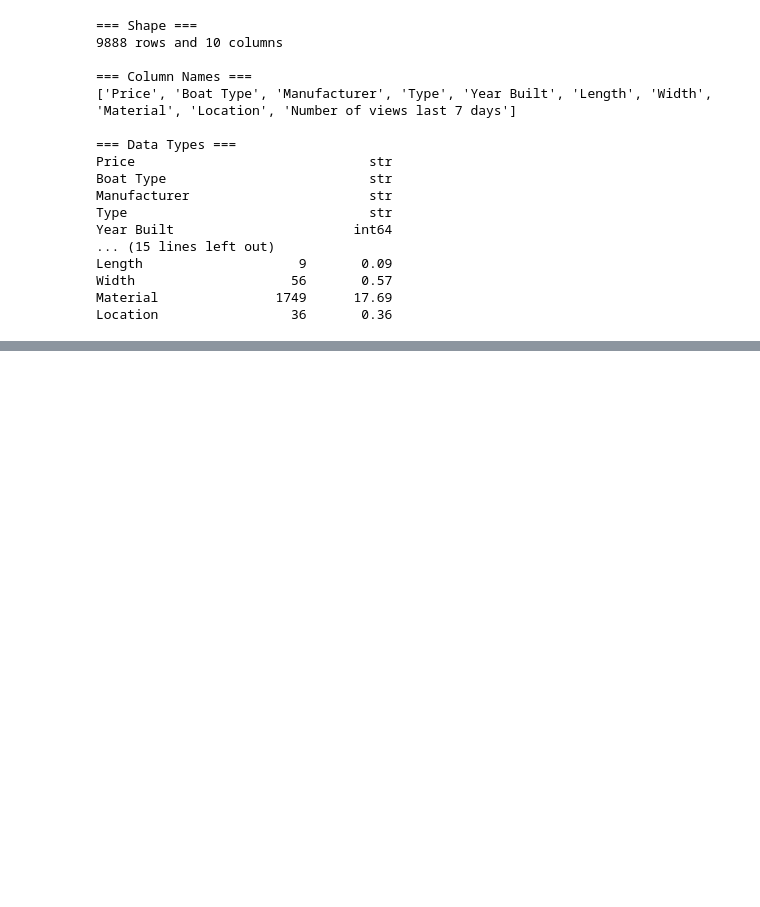
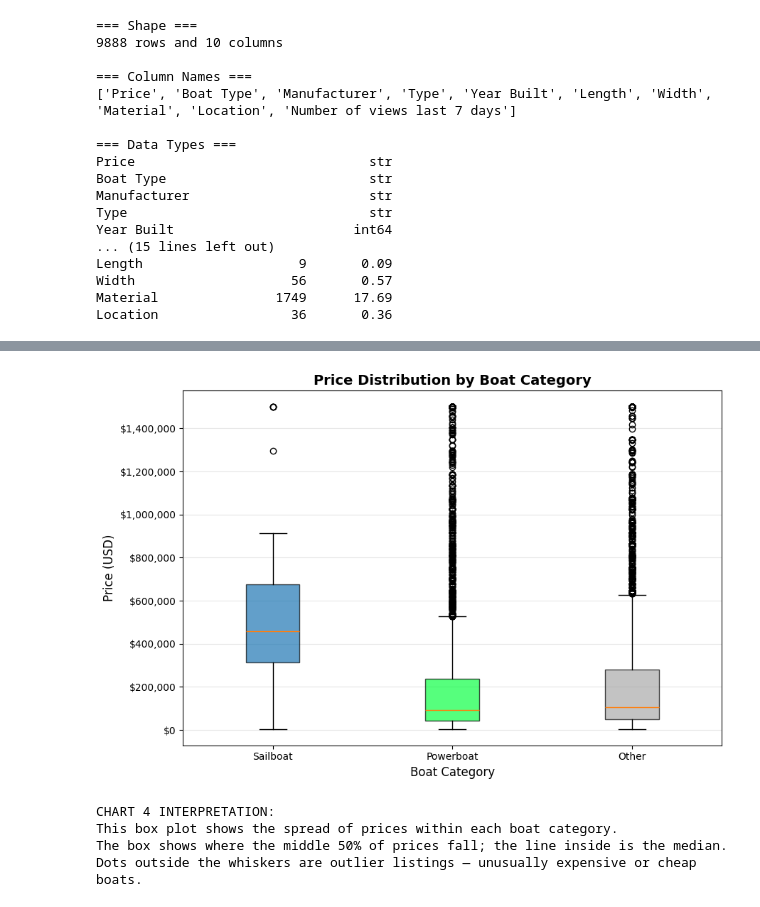
Before and after one commit to aorko321/Boats-Yachts-_scan_, a Jupyter notebook: Boats&Yachts.ipynb, the cells around one changed output, grey strips where cells are left out. Drawn from its saved outputs; the diff is of its cells as text; code cells hidden in the pictures; blank space fills up the shorter version.

```diff
--- a/Boats&Yachts.ipynb
+++ b/Boats&Yachts.ipynb
@@ -158,24 +362,30 @@ print('The red median line gives a quick reference for what a typical listing ag
 # %%
 # --- Chart 4: Price Distribution by Boat Category (Box Plot) ---
 fig, ax = plt.subplots(figsize=(9, 6))
 categories = ['Sailboat', 'Powerboat', 'Other']
 data_to_plot = [df_clean[df_clean['Boat Category'] == cat]['Price_USD'].clip(upper=1_500_000).dropna().values
                 for cat in categories]
 bp = ax.boxplot(data_to_plot, labels=categories, patch_artist=True, notch=False)
-box_colors = ['#1f77b4', '#ff7f0e', '#aaaaaa']
+box_colors = ['#1f77b4', "#0eff46", '#aaaaaa']
 for patch, color in zip(bp['boxes'], box_colors):
     patch.set_facecolor(color)
     patch.set_alpha(0.7)
 ax.set_title('Price Distribution by Boat Category', fontsize=14, fontweight='bold')
 ax.set_xlabel('Boat Category', fontsize=12)
 ax.set_ylabel('Price (USD)', fontsize=12)
 ax.yaxis.set_major_formatter(plt.FuncFormatter(lambda x, _: f'${x:,.0f}'))
 ax.grid(axis='y', alpha=0.3)
 plt.tight_layout()
 plt.savefig('chart4_price_boxplot.png', dpi=150)
 plt.show()
 print('CHART 4 INTERPRETATION:')
 print('This box plot shows the spread of prices within each boat category.')
 print('The box shows where the middle 50% of prices fall; the line inside is the median.')
 print('Dots outside the whiskers are outlier listings — unusually expensive or cheap boats.')
+# %% [output]
+[figure, added]
+CHART 4 INTERPRETATION:
+This box plot shows the spread of prices within each boat category.
+The box shows where the middle 50% of prices fall; the line inside is the median.
+Dots outside the whiskers are outlier listings — unusually expensive or cheap boats.
 # %%
```
Also changed, not shown: parts of 18 cells of this notebook, 4 other files.
